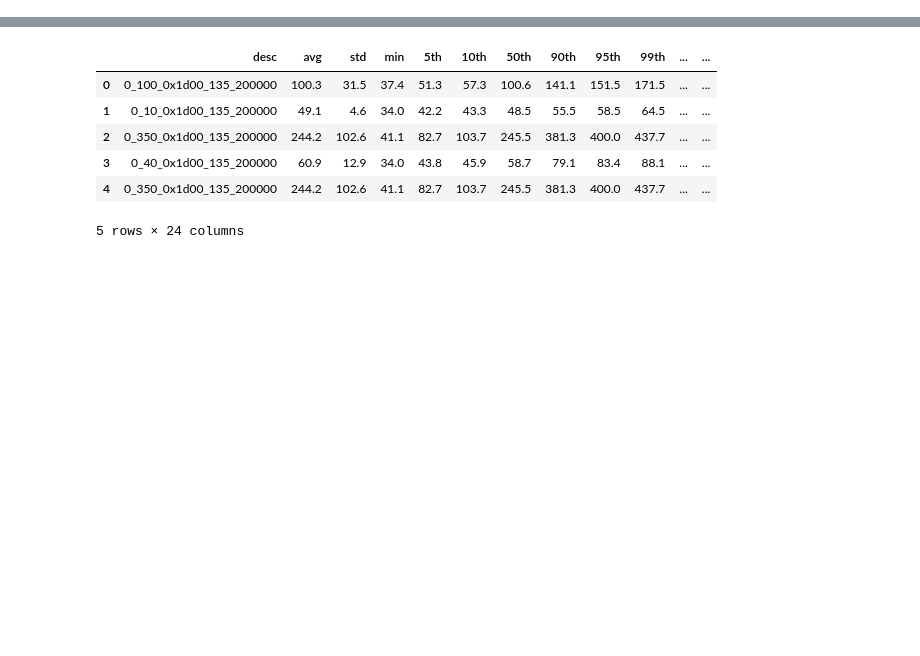
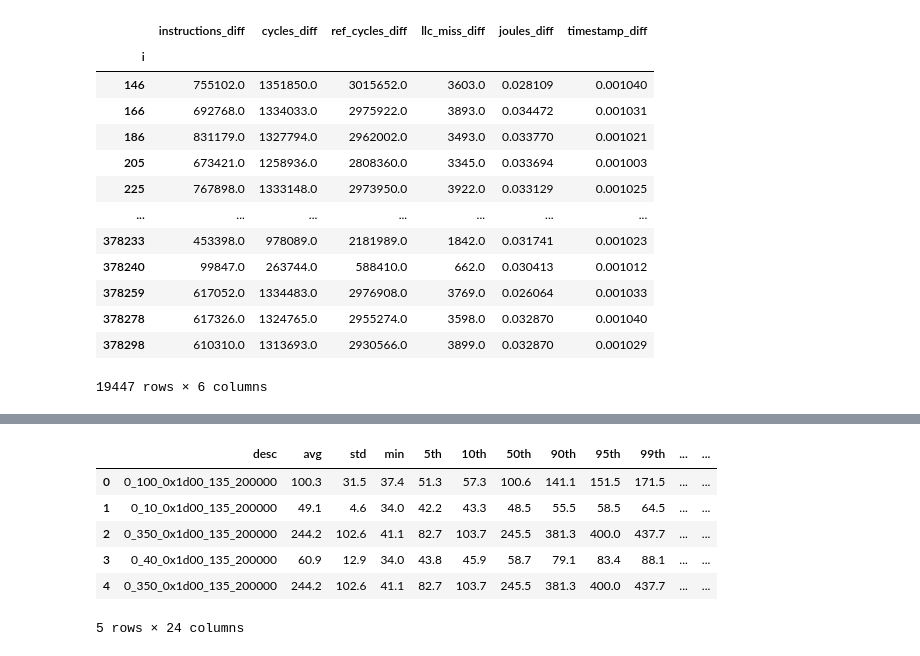
Before and after one commit to awadyn/network_exec_energy_study, a Jupyter notebook: full_logs/Analysis of correlation eigenvalues.ipynb, the cells around one changed output, grey strips where cells are left out. Cells and saved outputs as stored; diff of their text form; code cells hidden in the pictures; blank space fills up the shorter version.

```diff
--- a/full_logs/Analysis of correlation eigenvalues.ipynb
+++ b/full_logs/Analysis of correlation eigenvalues.ipynb
@@ -26,0 +42,17 @@ from sklearn.preprocessing import StandardScaler
+# %%
+df_diffs
+# %% [output]
+|  | instructions_diff | cycles_diff | ref_cycles_diff | llc_miss_diff | joules_diff | timestamp_diff |
+| i |  |  |  |  |  |  |
+| 146 | 755102.0 | 1351850.0 | 3015652.0 | 3603.0 | 0.028109 | 0.001040 |
+| 166 | 692768.0 | 1334033.0 | 2975922.0 | 3893.0 | 0.034472 | 0.001031 |
+| 186 | 831179.0 | 1327794.0 | 2962002.0 | 3493.0 | 0.033770 | 0.001021 |
+| 205 | 673421.0 | 1258936.0 | 2808360.0 | 3345.0 | 0.033694 | 0.001003 |
+| 225 | 767898.0 | 1333148.0 | 2973950.0 | 3922.0 | 0.033129 | 0.001025 |
+| ... | ... | ... | ... | ... | ... | ... |
+| 378233 | 453398.0 | 978089.0 | 2181989.0 | 1842.0 | 0.031741 | 0.001023 |
+| 378240 | 99847.0 | 263744.0 | 588410.0 | 662.0 | 0.030413 | 0.001012 |
+| 378259 | 617052.0 | 1334483.0 | 2976908.0 | 3769.0 | 0.026064 | 0.001033 |
+| 378278 | 617326.0 | 1324765.0 | 2955274.0 | 3598.0 | 0.032870 | 0.001040 |
+| 378298 | 610310.0 | 1313693.0 | 2930566.0 | 3899.0 | 0.032870 | 0.001029 |
+19447 rows × 6 columns
```
Also changed, not shown: parts of 10 cells of this notebook, 1 other file.
